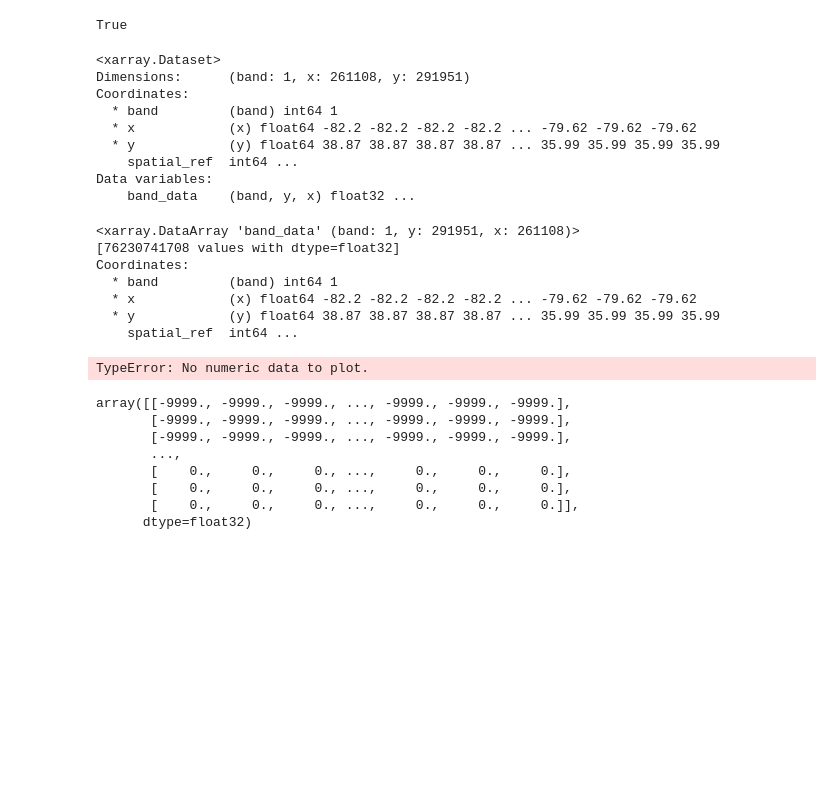
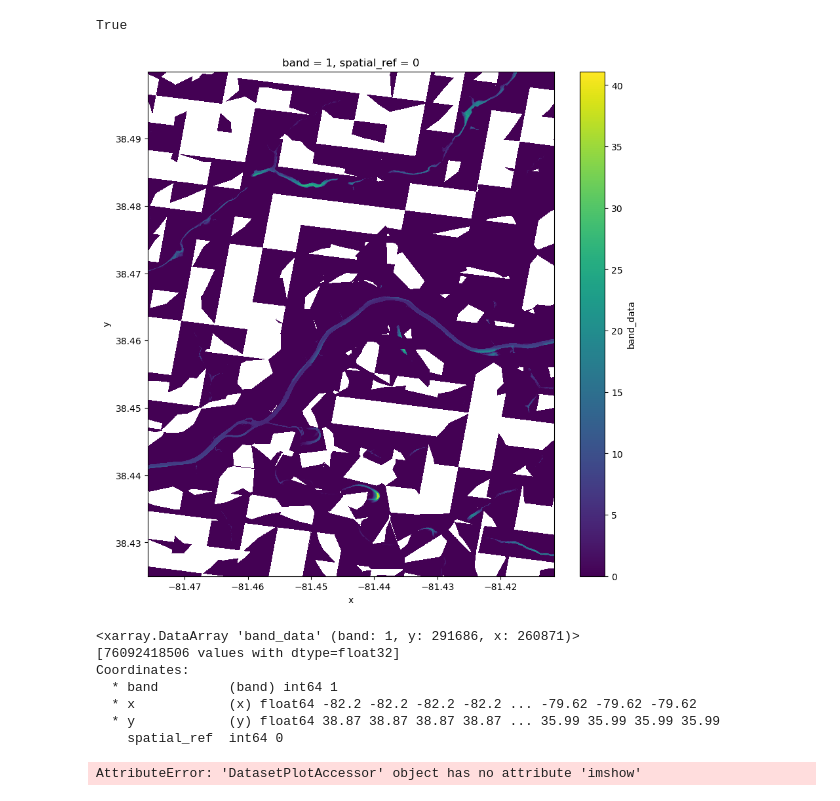
Before and after one commit to arc-pts/kanawha-zarr, a Jupyter notebook: kanawha.ipynb, the cells around one changed output. Cells and saved outputs as stored; diff of their text form; code cells hidden in the pictures; blank space fills up the shorter version.

```diff
--- a/kanawha.ipynb
+++ b/kanawha.ipynb
@@ -5,51 +6,41 @@ import xarray as xr
 load_dotenv()
 # %% [output]
 True
-# %%
-chunks = {
-    "x": 64,
-    "y": 64,
-    "band": 1,
-}
-# ds = xr.open_dataset('./ElkMiddle.vrt', mask_and_scale=False)
-ds = xr.open_dataset('./run-1.vrt')
-ds
-# %% [output]
-<xarray.Dataset>
-Dimensions:      (band: 1, x: 261108, y: 291951)
-Coordinates:
-  * band         (band) int64 1
-  * x            (x) float64 -82.2 -82.2 -82.2 -82.2 ... -79.62 -79.62 -79.62
-  * y            (y) float64 38.87 38.87 38.87 38.87 ... 35.99 35.99 35.99 35.99
-    spatial_ref  int64 ...
-Data variables:
-    band_data    (band, y, x) float32 ...
+# %%
+chunks = {
+    "x": 64,
+    "y": 64,
+    "band": 1,
+}
+# ds = xr.open_dataset('./ElkMiddle.vrt', mask_and_scale=False)
+# ds = xr.open_dataset('./run-1.vrt')
+# ds = xr.open_dataset('./blah.1.vrt')
+with rasterio.Env(GDAL_VRT_ENABLE_PYTHON=True):
+    ds = xr.open_dataset('./blah.1.vrt', engine='rasterio')
+    da = ds.band_data.sel(x=slice(-81.4758, -81.4115), y=slice(38.5, 38.425), band=1)
+    # da.where(da > 0.001).plot.imshow(figsize=(10, 10))
+    da.plot.imshow(figsize=(10, 10))
+# ds
+# %% [output]
+[figure, added]
 # %%
 ds.band_data
 # %% [output]
-<xarray.DataArray 'band_data' (band: 1, y: 291951, x: 261108)>
-[76230741708 values with dtype=float32]
+<xarray.DataArray 'band_data' (band: 1, y: 291686, x: 260871)>
+[76092418506 values with dtype=float32]
 Coordinates:
   * band         (band) int64 1
   * x            (x) float64 -82.2 -82.2 -82.2 -82.2 ... -79.62 -79.62 -79.62
   * y            (y) float64 38.87 38.87 38.87 38.87 ... 35.99 35.99 35.99 35.99
-    spatial_ref  int64 ...
+    spatial_ref  int64 0
 # %%
 # ds.band_data.sel(x=slice(-81.0, -80.8), y=slice(38.7, 38.5), band=1).plot.imshow(figsize=(10, 10))
 # da = ds.band_data.sel(x=slice(-81.0, -80.9), y=slice(38.7, 38.6), band=1)
-da = ds.band_data.sel(x=slice(-81.7, -81.5), y=slice(38.3, 38.5), band=1)
+# da = ds.band_data.sel(x=slice(-81.7, -81.5), y=slice(38.5, 38.3), band=1)
+# da = ds.band_data.sel(x=slice(-81.4758, -81.4115), y=slice(38.5, 38.425), band=1)
+# da = ds.band_data.sel(x=slice(-81.4758, -81.4115), y=slice(38.5, 38.425), band=1)
+da = ds.sel(x=slice(-81.4758, -81.4115), y=slice(38.5, 38.425), band=1)
 # da.where(da > 0.001).plot.imshow(figsize=(10, 10))
 da.plot.imshow(figsize=(10, 10))
 # %% [output]
-TypeError: No numeric data to plot.
+AttributeError: 'DatasetPlotAccessor' object has no attribute 'imshow'
-# %%
-da.values
-# %% [output]
-array([[-9999., -9999., -9999., ..., -9999., -9999., -9999.],
-       [-9999., -9999., -9999., ..., -9999., -9999., -9999.],
-       [-9999., -9999., -9999., ..., -9999., -9999., -9999.],
-       ...,
-       [    0.,     0.,     0., ...,     0.,     0.,     0.],
-       [    0.,     0.,     0., ...,     0.,     0.,     0.],
-       [    0.,     0.,     0., ...,     0.,     0.,     0.]],
-      dtype=float32)
```
Also changed, not shown: parts of 2 cells of this notebook, 1 other file.
